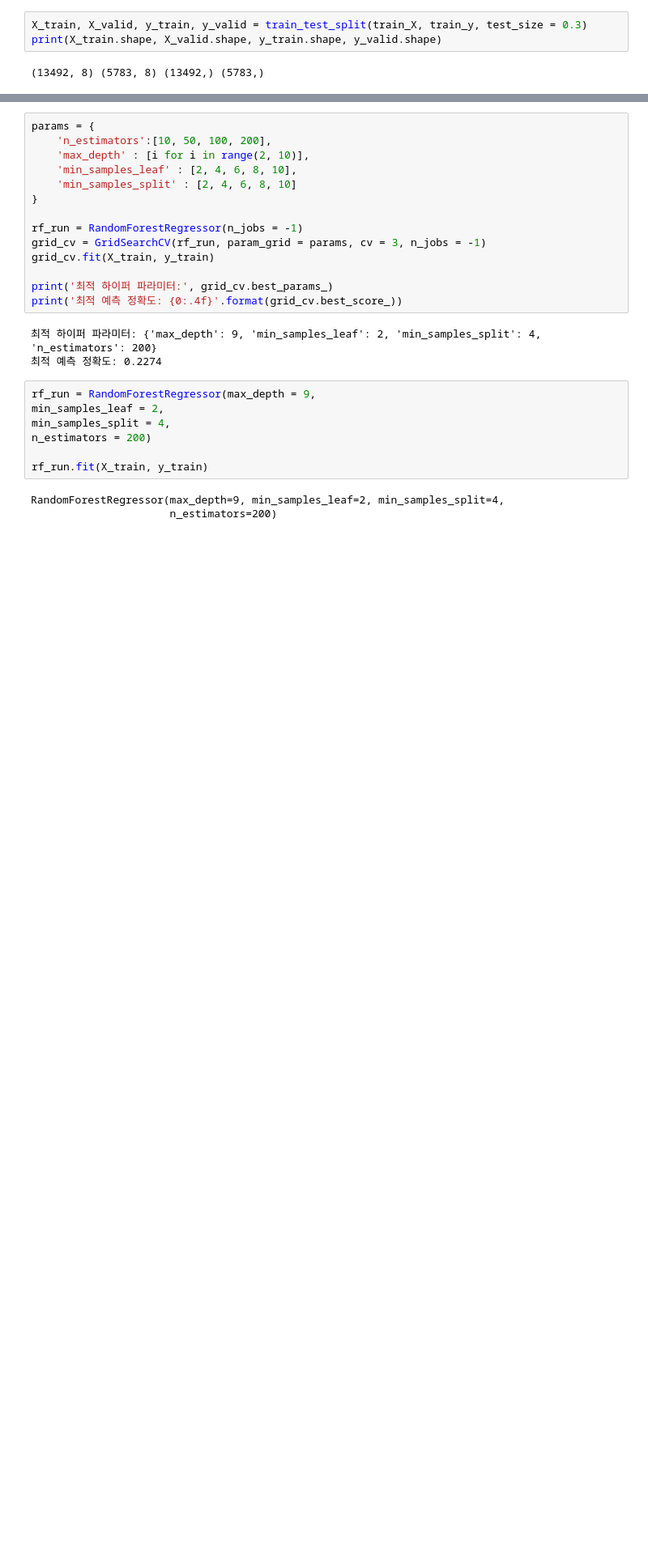
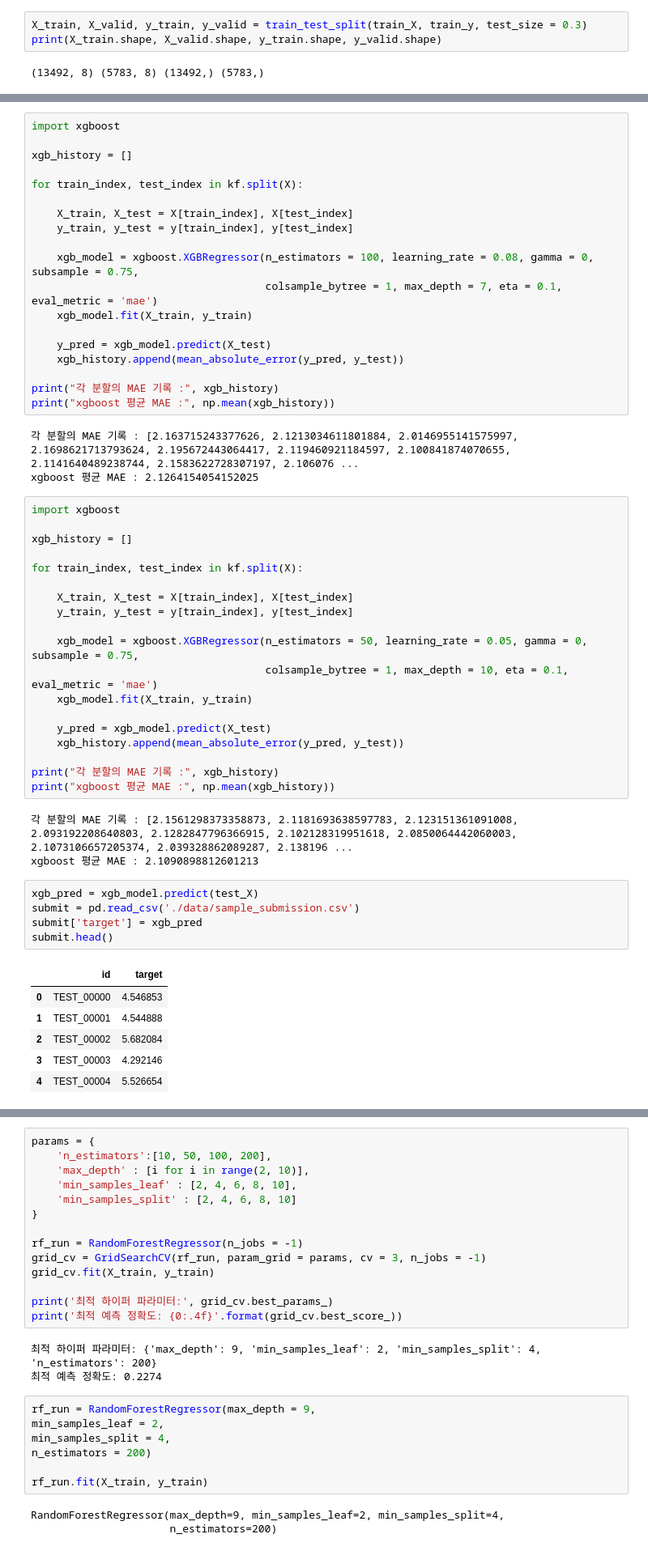
Before and after one commit to stat-thon/project-windpower, a Jupyter notebook: Modeling.ipynb, the cells around one changed output, grey strips where cells are left out. Shown at 81% size. Drawn from its saved outputs; the diff is of its cells as text; blank space fills up the shorter version.

```diff
--- a/Modeling.ipynb
+++ b/Modeling.ipynb
@@ -61,0 +114,56 @@ print(X_train.shape, X_valid.shape, y_train.shape, y_valid.shape)
+# %%
+import xgboost
+
+xgb_history = []
+
+for train_index, test_index in kf.split(X):
+
+    X_train, X_test = X[train_index], X[test_index]
+    y_train, y_test = y[train_index], y[test_index]
+
+    xgb_model = xgboost.XGBRegressor(n_estimators = 100, learning_rate = 0.08, gamma = 0, subsample = 0.75,
+                                     colsample_bytree = 1, max_depth = 7, eta = 0.1, eval_metric = 'mae')
+    xgb_model.fit(X_train, y_train)
+
+    y_pred = xgb_model.predict(X_test)
+    xgb_history.append(mean_absolute_error(y_pred, y_test))
+
+print("각 분할의 MAE 기록 :", xgb_history)
+print("xgboost 평균 MAE :", np.mean(xgb_history))
+# %% [output]
+각 분할의 MAE 기록 : [2.163715243377626, 2.1213034611801884, 2.0146955141575997, 2.1698621713793624, 2.195672443064417, 2.119460921184597, 2.100841874070655, 2.1141640489238744, 2.1583622728307197, 2.106076 ...
+xgboost 평균 MAE : 2.1264154054152025
+# %%
+import xgboost
+
+xgb_history = []
+
+for train_index, test_index in kf.split(X):
+
+    X_train, X_test = X[train_index], X[test_index]
+    y_train, y_test = y[train_index], y[test_index]
+
+    xgb_model = xgboost.XGBRegressor(n_estimators = 50, learning_rate = 0.05, gamma = 0, subsample = 0.75,
+                                     colsample_bytree = 1, max_depth = 10, eta = 0.1, eval_metric = 'mae')
+    xgb_model.fit(X_train, y_train)
+
+    y_pred = xgb_model.predict(X_test)
+    xgb_history.append(mean_absolute_error(y_pred, y_test))
+
+print("각 분할의 MAE 기록 :", xgb_history)
+print("xgboost 평균 MAE :", np.mean(xgb_history))
+# %% [output]
+각 분할의 MAE 기록 : [2.1561298373358873, 2.1181693638597783, 2.123151361091008, 2.093192208640803, 2.1282847796366915, 2.102128319951618, 2.0850064442060003, 2.1073106657205374, 2.039328862089287, 2.138196 ...
+xgboost 평균 MAE : 2.1090898812601213
+# %%
+xgb_pred = xgb_model.predict(test_X)
+submit = pd.read_csv('./data/sample_submission.csv')
+submit['target'] = xgb_pred
+submit.head()
+# %% [output]
+|  | id | target |
+| 0 | TEST_00000 | 4.546853 |
+| 1 | TEST_00001 | 4.544888 |
+| 2 | TEST_00002 | 5.682084 |
+| 3 | TEST_00003 | 4.292146 |
+| 4 | TEST_00004 | 5.526654 |
```
Also changed, not shown: parts of 23 cells of this notebook.
